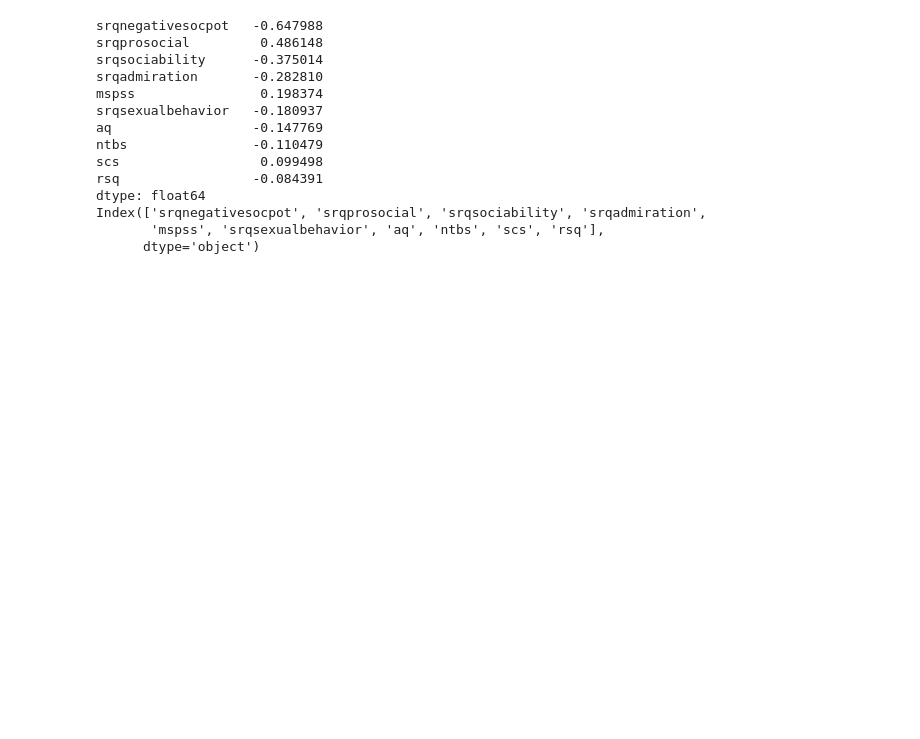
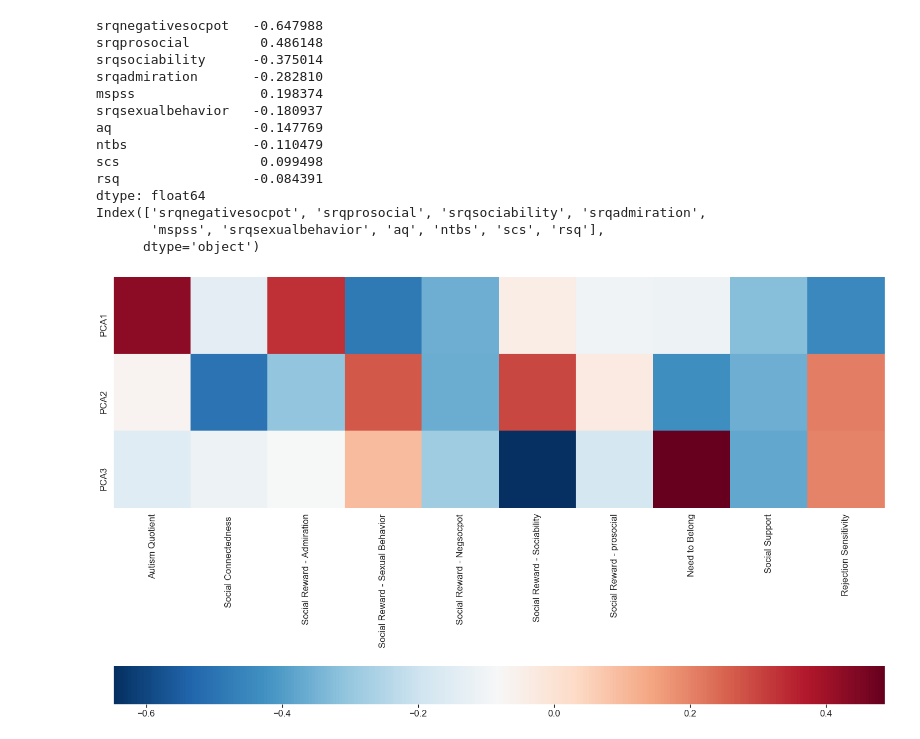
Before and after one commit to fareri-lab/Rejection_Choice, a Jupyter notebook: Rejectionstudy_PCA.ipynb, the cells around one changed output. Saved outputs shown, nothing was run; the diff lists cells and outputs as text; code cells hidden in the pictures; blank space fills up the shorter version.

```diff
--- a/Rejectionstudy_PCA.ipynb
+++ b/Rejectionstudy_PCA.ipynb
@@ -415,3 +413,17 @@ dtype: float64
 Index(['srqnegativesocpot', 'srqprosocial', 'srqsociability', 'srqadmiration',
        'mspss', 'srqsexualbehavior', 'aq', 'ntbs', 'scs', 'rsq'],
       dtype='object')
+# %%
+selfreports = ['Autism Quotient','Social Connectedness ','Social Reward - Admiration', 'Social Reward - Sexual Behavior', 'Social Reward - Negsocpot', 'Social Reward - Sociability', 'Social Reward - prosocial',
+            'Need to Belong', 'Social Support', 'Rejection Sensitivity']
+# %%
+sns.set(font_scale=1.5)
+fig, ax = plt.subplots(figsize=(25,35))
+ax = sns.heatmap(pca.components_,
+                 cmap='RdBu_r',
+                 yticklabels=[ "PCA"+str(x) for x in range(1,pca.n_components_+1)],
+                 xticklabels=list(selfreports),
+                 cbar_kws={"orientation": "horizontal"})
+ax.set_aspect("equal")
+# %% [output]
+[figure, added]
```
Also changed, not shown: parts of 6 cells of this notebook, 3 other files.
